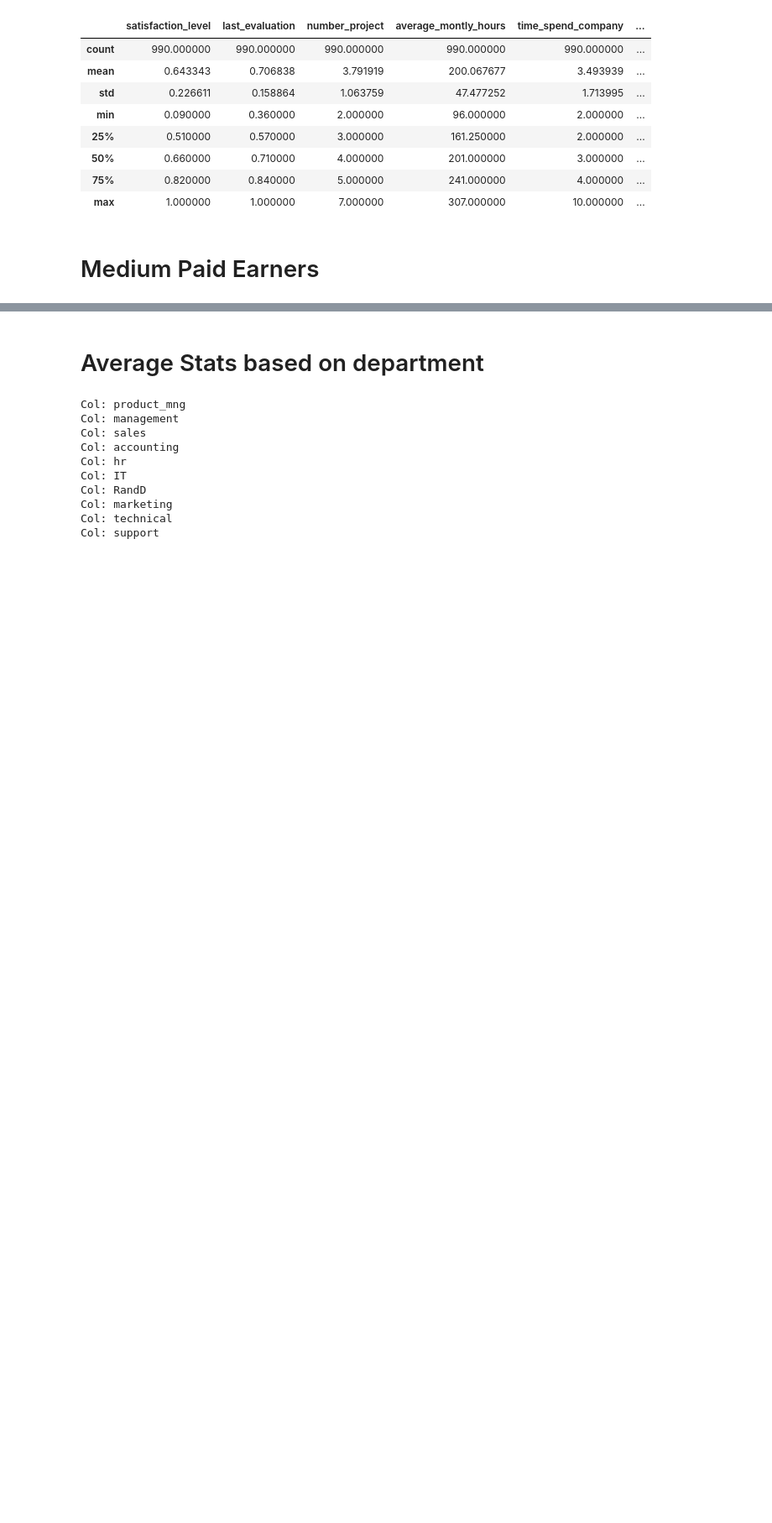
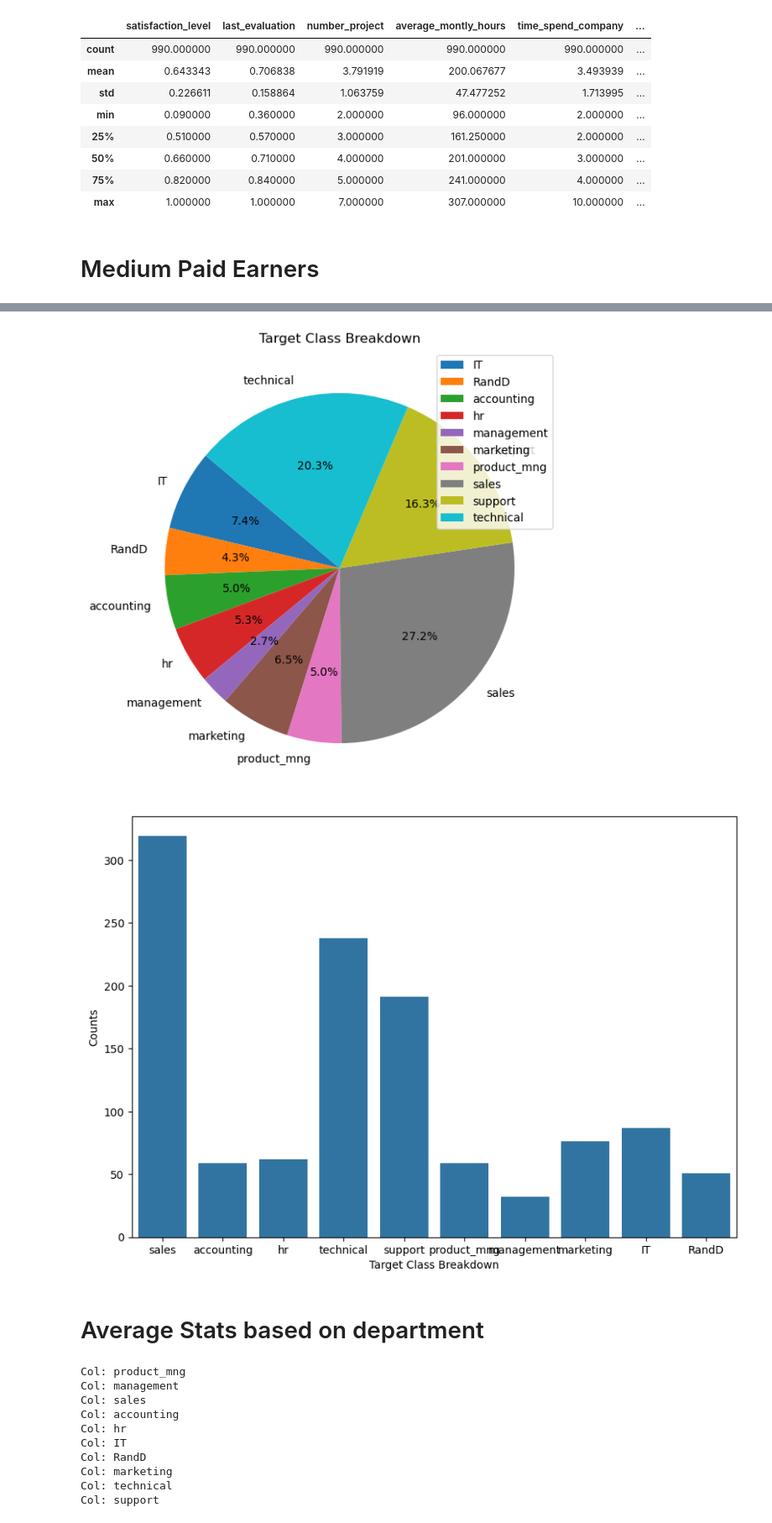
Before and after one commit to MaukanMir/HR-Capstone-Analysis, a Jupyter notebook: training.ipynb, the cells around one changed output, grey strips where cells are left out. Shown at 84% size. Saved outputs shown, nothing was run; the diff lists cells and outputs as text; code cells hidden in the pictures; blank space fills up the shorter version.

```diff
--- a/training.ipynb
+++ b/training.ipynb
@@ -305,3 +351,9 @@ highest_paid.describe()
+# %%
+lowest_paid_left = lowest_paid[lowest_paid["left"] ==1]
+check_class_imbalance(lowest_paid_left["Department"])
+# %% [output]
+[figure, added]
+[figure, added]
 # %% [markdown]
 # Average Stats based on department
 # %%
```
Also changed, not shown: parts of 7 cells of this notebook.
